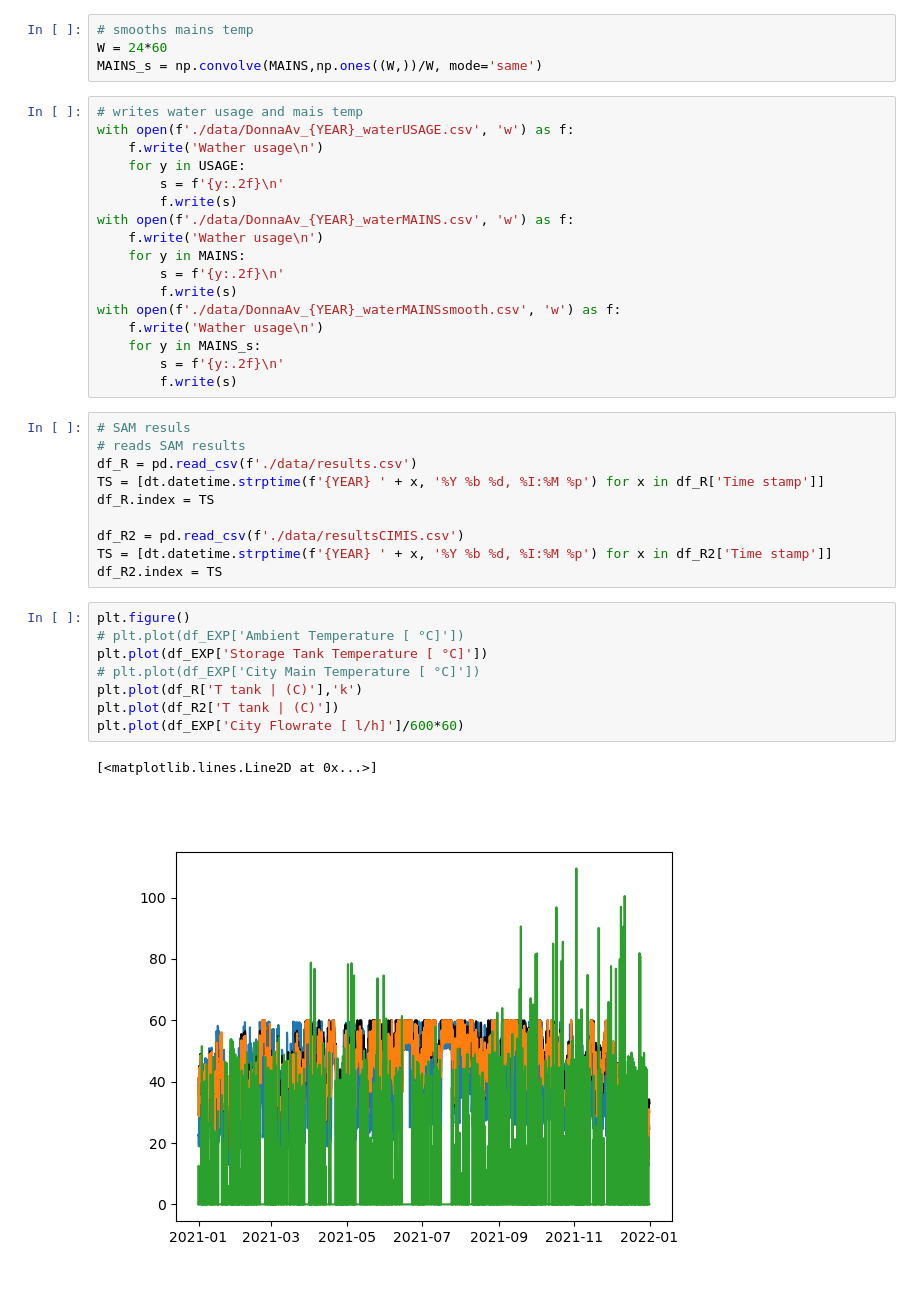
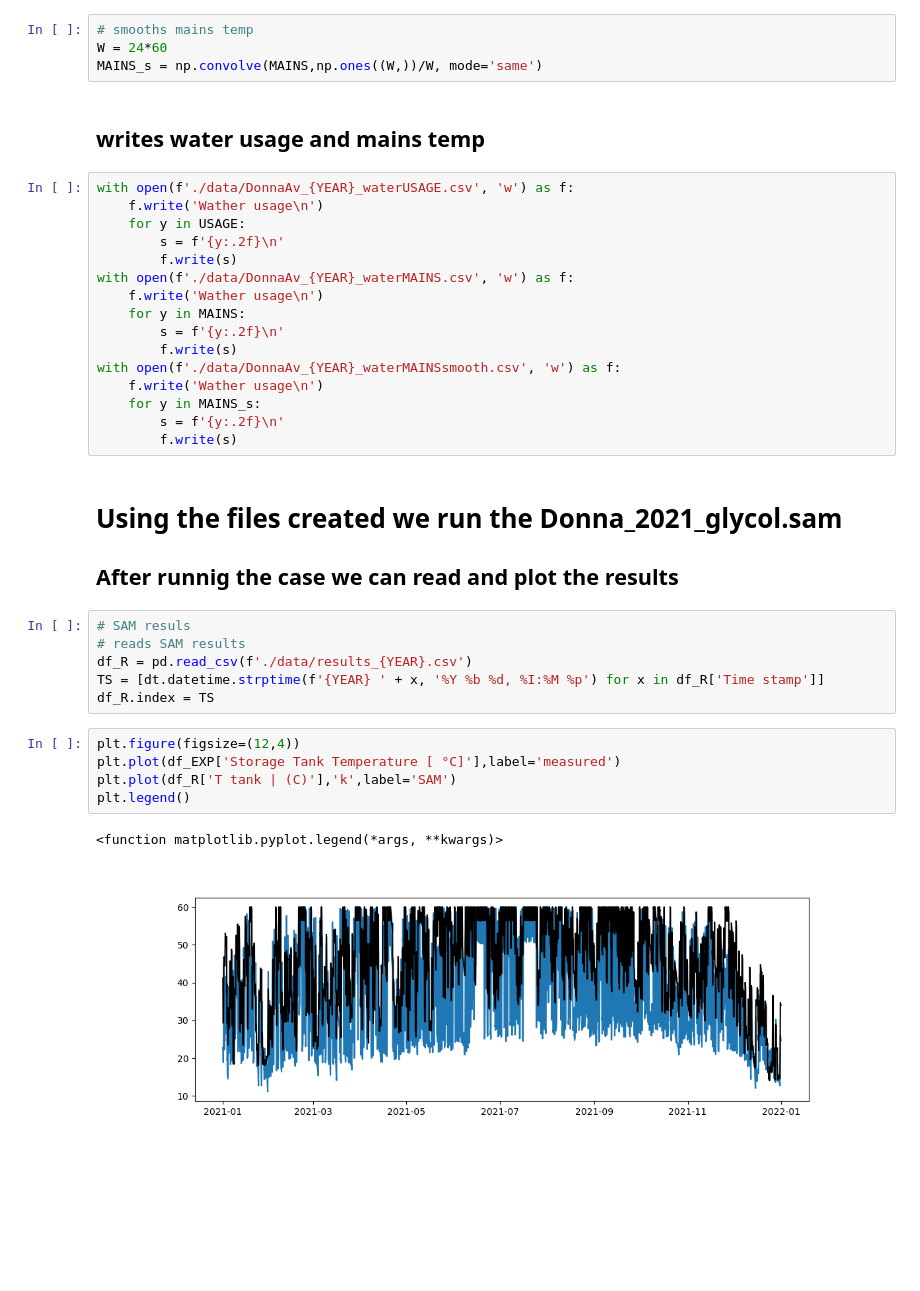
Before and after one commit to htcpedro/swh, a Jupyter notebook: SAMvalidation.ipynb, the cells around one changed output. Saved outputs shown, nothing was run; the diff lists cells and outputs as text; blank space fills up the shorter version.

```diff
--- a/SAMvalidation.ipynb
+++ b/SAMvalidation.ipynb
@@ -87,8 +93,9 @@ df_NSRDB_new.to_csv(f2save, header=False, index=False, mode='a')
 # smooths mains temp
 W = 24*60
 MAINS_s = np.convolve(MAINS,np.ones((W,))/W, mode='same')
+# %% [markdown]
+## writes water usage and mains temp
 # %%
-# writes water usage and mais temp
 with open(f'./data/DonnaAv_{YEAR}_waterUSAGE.csv', 'w') as f:
     f.write('Wather usage\n')
     for y in USAGE:
@@ -104,24 +111,20 @@ with open(f'./data/DonnaAv_{YEAR}_waterMAINSsmooth.csv', 'w') as f:
     for y in MAINS_s:
         s = f'{y:.2f}\n'
         f.write(s)
+# %% [markdown]
+# Using the files created we run the Donna_2021_glycol.sam
+## After runnig the case we can read and plot the results
 # %%
 # SAM resuls
 # reads SAM results
-df_R = pd.read_csv(f'./data/results.csv')
+df_R = pd.read_csv(f'./data/results_{YEAR}.csv')
 TS = [dt.datetime.strptime(f'{YEAR} ' + x, '%Y %b %d, %I:%M %p') for x in df_R['Time stamp']]
 df_R.index = TS
-
-df_R2 = pd.read_csv(f'./data/resultsCIMIS.csv')
-TS = [dt.datetime.strptime(f'{YEAR} ' + x, '%Y %b %d, %I:%M %p') for x in df_R2['Time stamp']]
-df_R2.index = TS
 # %%
-plt.figure()
-# plt.plot(df_EXP['Ambient Temperature [ °C]'])
-plt.plot(df_EXP['Storage Tank Temperature [ °C]'])
-# plt.plot(df_EXP['City Main Temperature [ °C]'])
-plt.plot(df_R['T tank | (C)'],'k')
-plt.plot(df_R2['T tank | (C)'])
-plt.plot(df_EXP['City Flowrate [ l/h]']/600*60)
+plt.figure(figsize=(12,4))
+plt.plot(df_EXP['Storage Tank Temperature [ °C]'],label='measured')
+plt.plot(df_R['T tank | (C)'],'k',label='SAM')
+plt.legend()
 # %% [output]
-[<matplotlib.lines.Line2D at 0x...>]
+<function matplotlib.pyplot.legend(*args, **kwargs)>
-[figure, old version]
+[figure, new version]
```
Also changed, not shown: parts of 15 cells of this notebook.
